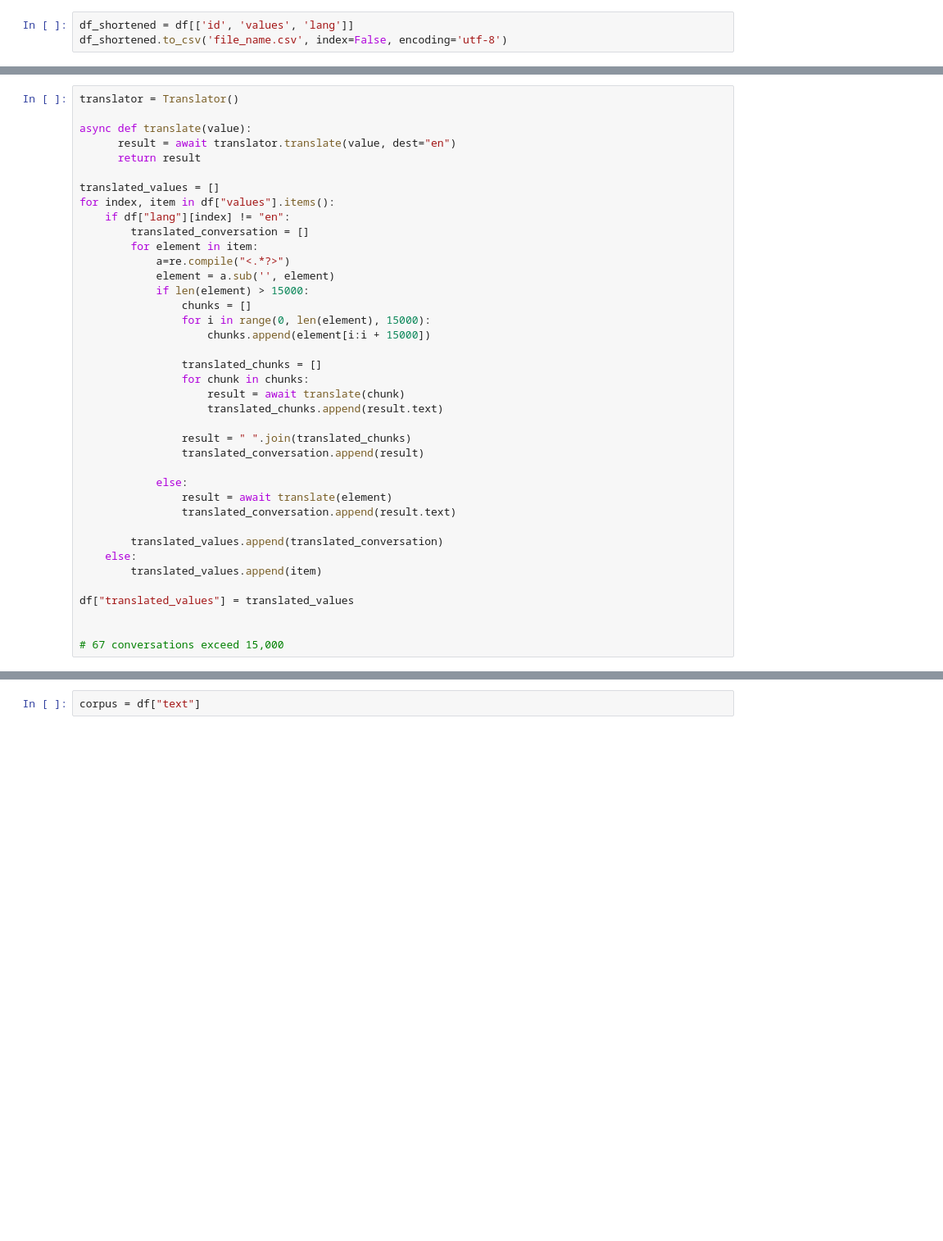
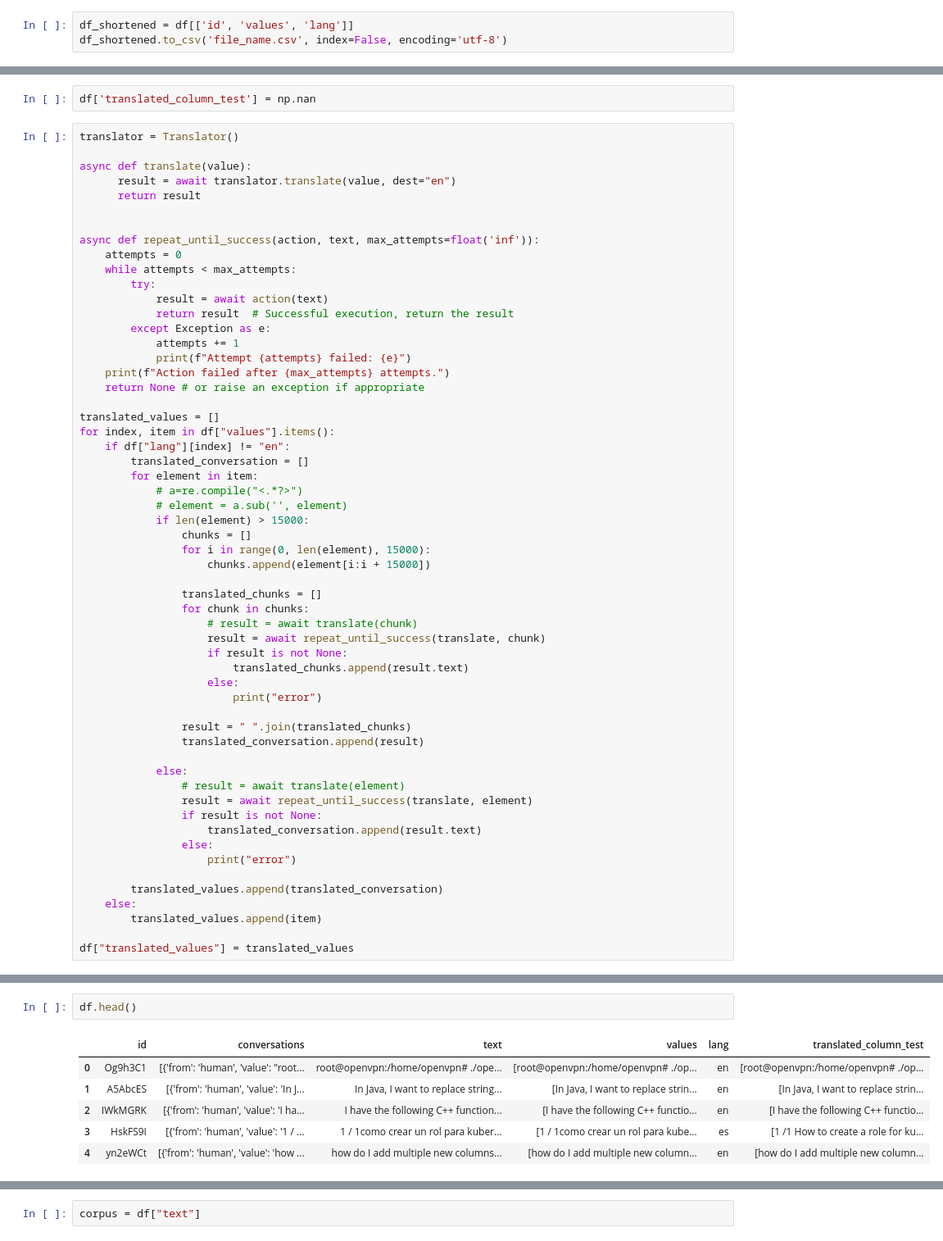
Before and after one commit to DishitaS123/HumanFac, a Jupyter notebook: lda.ipynb, the cells around one changed output, grey strips where cells are left out. Shown: that part at 82% size. Cells and saved outputs as stored; diff of their text form; blank space fills up the shorter version.

```diff
--- a/lda.ipynb
+++ b/lda.ipynb
@@ -79,4 +103,6 @@ ar           1
 Name: count, dtype: int64
+# %%
+df['translated_column_test'] = np.nan
 # %%
 translator = Translator()
 
@@ -84,13 +110,26 @@ async def translate(value):
       result = await translator.translate(value, dest="en")
       return result
 
+
+async def repeat_until_success(action, text, max_attempts=float('inf')):
+    attempts = 0
+    while attempts < max_attempts:
+        try:
+            result = await action(text)
+            return result  # Successful execution, return the result
+        except Exception as e:
+            attempts += 1
+            print(f"Attempt {attempts} failed: {e}")
+    print(f"Action failed after {max_attempts} attempts.")
+    return None # or raise an exception if appropriate
+
 translated_values = []
 for index, item in df["values"].items():
     if df["lang"][index] != "en":
         translated_conversation = []
         for element in item:
-            a=re.compile("<.*?>")
-            element = a.sub('', element)
+            # a=re.compile("<.*?>")
+            # element = a.sub('', element)
             if len(element) > 15000:
                 chunks = []
                 for i in range(0, len(element), 15000):
@@ -98,21 +137,26 @@ for index, item in df["values"].items():
 
                 translated_chunks = []
                 for chunk in chunks:
-                    result = await translate(chunk)
-                    translated_chunks.append(result.text)
+                    # result = await translate(chunk)
+                    result = await repeat_until_success(translate, chunk)
+                    if result is not None:
+                        translated_chunks.append(result.text)
+                    else:
+                        print("error")
 
                 result = " ".join(translated_chunks)
                 translated_conversation.append(result)
 
             else:
-                result = await translate(element)
-                translated_conversation.append(result.text)
+                # result = await translate(element)
+                result = await repeat_until_success(translate, element)
+                if result is not None:
+                    translated_conversation.append(result.text)
+                else:
+                    print("error")
 
         translated_values.append(translated_conversation)
     else:
         translated_values.append(item)
 
 df["translated_values"] = translated_values
-
-
-# 67 conversations exceed 15,000
@@ -118,0 +169,9 @@ df["translated_values"] = translated_values
+# %%
+df.head()
+# %% [output]
+|  | id | conversations | text | values | lang | translated_column_test |
+| 0 | Og9h3C1 | [{'from': 'human', 'value': "root... | root@openvpn:/home/openvpn# ./ope... | [root@openvpn:/home/openvpn# ./op... | en | [root@openvpn:/home/openvpn# ./op... |
+| 1 | A5AbcES | [{'from': 'human', 'value': 'In J... | In Java, I want to replace string... | [In Java, I want to replace strin... | en | [In Java, I want to replace strin... |
+| 2 | IWkMGRK | [{'from': 'human', 'value': 'I ha... | I have the following C++ function... | [I have the following C++ functio... | en | [I have the following C++ functio... |
+| 3 | HskFS9I | [{'from': 'human', 'value': '1 / ... | 1 / 1como crear un rol para kuber... | [1 / 1como crear un rol para kube... | es | [1 /1 How to create a role for ku... |
+| 4 | yn2eWCt | [{'from': 'human', 'value': 'how ... | how do I add multiple new columns... | [how do I add multiple new column... | en | [how do I add multiple new column... |
```
Also changed, not shown: parts of 8 cells of this notebook.
